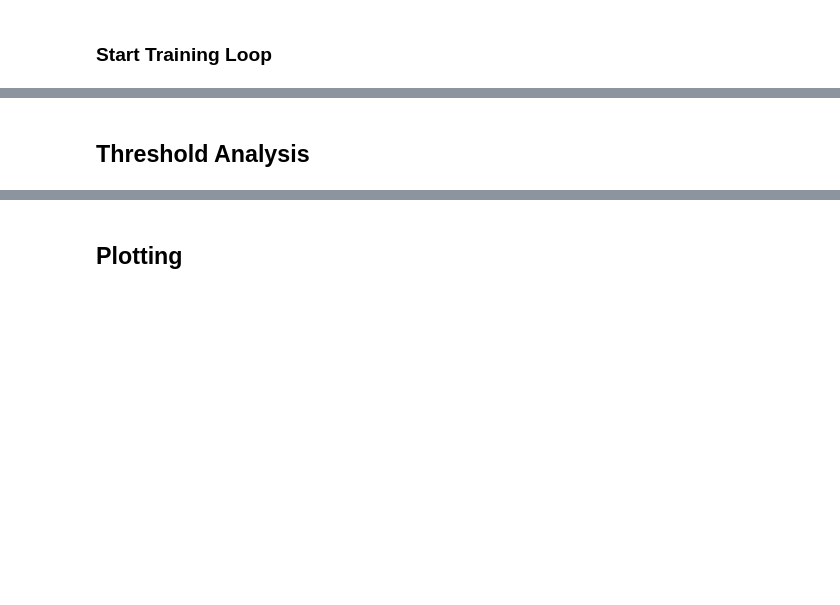
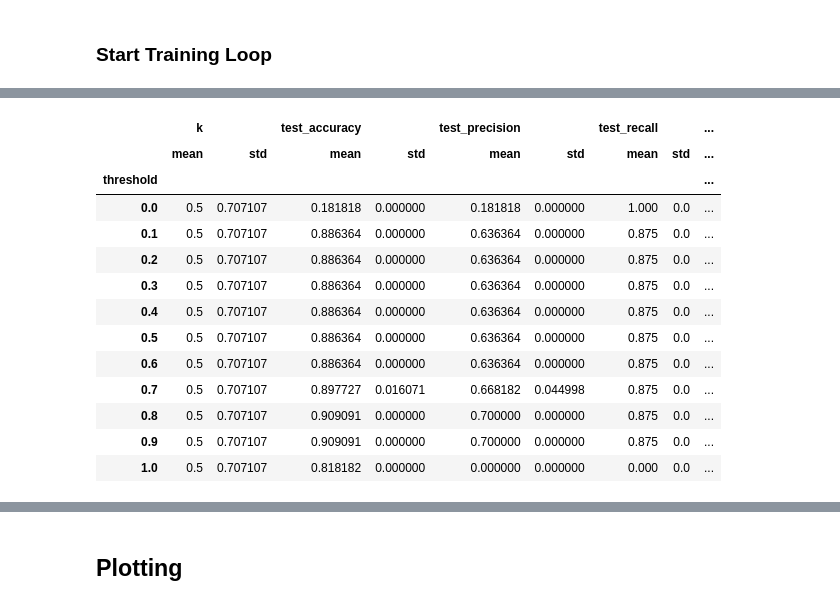
Before and after one commit to ribesstefano/ml4justice-feature-predictor, a Jupyter notebook: notebooks/ml4justice_nlp.ipynb, the cells around one changed output, grey strips where cells are left out. Cells and saved outputs as stored; diff of their text form; code cells hidden in the pictures; blank space fills up the shorter version.

```diff
--- a/notebooks/ml4justice_nlp.ipynb
+++ b/notebooks/ml4justice_nlp.ipynb
@@ -320,14 +478,14 @@ You can now load the package via spacy.load('it_core_news_lg')
 # %%
-import spacy
+# import spacy
 
-nlp = spacy.load('it_core_news_lg')
+# nlp = spacy.load('it_core_news_lg')
 
-# texts = dataset_df['raw text'].tolist()
-texts = dataset_df['facts'].tolist()
-vectors = [doc.vector for doc in nlp.pipe(texts, batch_size=16)]
-num_features_emb = np.array(vectors).shape[1]
-dataset_df['text_embedding'] = vectors
+# # texts = dataset_df['raw text'].tolist()
+# texts = dataset_df['facts'].tolist()
+# vectors = [doc.vector for doc in nlp.pipe(texts, batch_size=16)]
+# num_features_emb = np.array(vectors).shape[1]
+# dataset_df['text_embedding'] = vectors
 
-del nlp
+# del nlp
 
-len(dataset_df['text_embedding'])
+# len(dataset_df['text_embedding'])
@@ -498,2 +795,0 @@ GEN.GIUSTIZIA AMM.VA
-# %% [markdown]
-## Threshold Analysis
@@ -502,0 +799,39 @@ import torch
+# %%
+num_labels = targets.size()[-1]
+
+report_table_per_threshold = []
+for k, (y_preds, y_targets) in enumerate(zip(predictions, targets)):
+    y_preds = y_preds.unsqueeze(dim=0)
+    y_targets = y_targets.unsqueeze(dim=0)
+    for threshold in [0.1 * i for i in range(11)]:
+        tmp = {
+            'k': k,
+            'threshold': threshold,
+            f'test_accuracy': accuracy(y_preds, y_targets, task='multilabel', num_labels=num_labels, threshold=threshold).item(),
+            f'test_precision': precision(y_preds, y_targets, task='multilabel', num_labels=num_labels, threshold=threshold).item(),
+            f'test_recall': recall(y_preds, y_targets, task='multilabel', num_labels=num_labels, threshold=threshold).item(),
+            f'test_f1_score': f1_score(y_preds, y_targets, task='multilabel', num_labels=num_labels, threshold=threshold).item(),
+            f'test_accuracy_weighted': accuracy(y_preds, y_targets, task='multilabel', num_labels=num_labels, threshold=threshold, average='weighted').item(),
+            f'test_precision_weighted': precision(y_preds, y_targets, task='multilabel', num_labels=num_labels, threshold=threshold, average='weighted').item(),
+            f'test_recall_weighted': recall(y_preds, y_targets, task='multilabel', num_labels=num_labels, threshold=threshold, average='weighted').item(),
+            f'test_f1_score_weighted': f1_score(y_preds, y_targets, task='multilabel', num_labels=num_labels, threshold=threshold, average='weighted').item(),
+        }
+        report_table_per_threshold.append(tmp)
+report_table_per_threshold = pd.DataFrame(report_table_per_threshold)
+report_table_per_threshold.to_csv(f"../data/scores-nlp-mlp-loo-per_threshold.csv", index=False)
+report_table_per_threshold.groupby('threshold').agg(['mean', 'std'])
+# %% [output]
+|  | k |  | test_accuracy |  | test_precision |  | test_recall |  | ... |
+|  | mean | std | mean | std | mean | std | mean | std | ... |
+| threshold |  |  |  |  |  |  |  |  | ... |
+| 0.0 | 0.5 | 0.707107 | 0.181818 | 0.000000 | 0.181818 | 0.000000 | 1.000 | 0.0 | ... |
+| 0.1 | 0.5 | 0.707107 | 0.886364 | 0.000000 | 0.636364 | 0.000000 | 0.875 | 0.0 | ... |
+| 0.2 | 0.5 | 0.707107 | 0.886364 | 0.000000 | 0.636364 | 0.000000 | 0.875 | 0.0 | ... |
+| 0.3 | 0.5 | 0.707107 | 0.886364 | 0.000000 | 0.636364 | 0.000000 | 0.875 | 0.0 | ... |
+| 0.4 | 0.5 | 0.707107 | 0.886364 | 0.000000 | 0.636364 | 0.000000 | 0.875 | 0.0 | ... |
+| 0.5 | 0.5 | 0.707107 | 0.886364 | 0.000000 | 0.636364 | 0.000000 | 0.875 | 0.0 | ... |
+| 0.6 | 0.5 | 0.707107 | 0.886364 | 0.000000 | 0.636364 | 0.000000 | 0.875 | 0.0 | ... |
+| 0.7 | 0.5 | 0.707107 | 0.897727 | 0.016071 | 0.668182 | 0.044998 | 0.875 | 0.0 | ... |
+| 0.8 | 0.5 | 0.707107 | 0.909091 | 0.000000 | 0.700000 | 0.000000 | 0.875 | 0.0 | ... |
+| 0.9 | 0.5 | 0.707107 | 0.909091 | 0.000000 | 0.700000 | 0.000000 | 0.875 | 0.0 | ... |
+| 1.0 | 0.5 | 0.707107 | 0.818182 | 0.000000 | 0.000000 | 0.000000 | 0.000 | 0.0 | ... |
```
Also changed, not shown: parts of 61 cells of this notebook, 1 other file.
